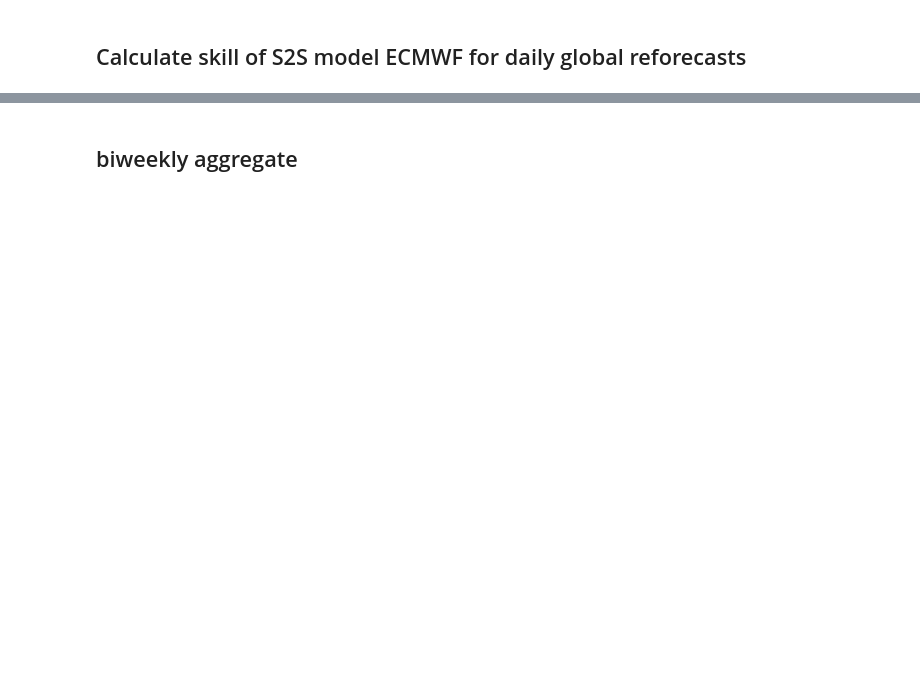
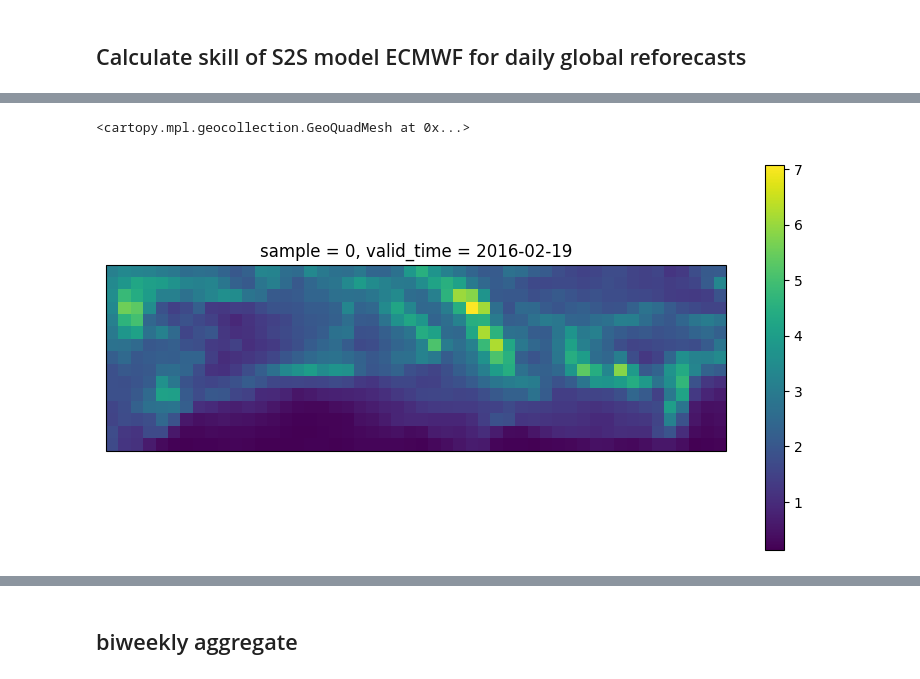
Before and after one commit to EmmaGau/extreme_events_forecasting, a Jupyter notebook: notebooks/ecmwf_analysis.ipynb, the cells around one changed output, grey strips where cells are left out. Saved outputs shown, nothing was run; the diff lists cells and outputs as text; code cells hidden in the pictures; blank space fills up the shorter version.

```diff
--- a/notebooks/ecmwf_analysis.ipynb
+++ b/notebooks/ecmwf_analysis.ipynb
@@ -157,0 +104,35 @@ skill[var].plot(col="lead", robust=True)
+# %%
+def transform_data(da):
+    # Créer un masque pour les valeurs non-NaN
+    mask = ~np.isnan(da).any(dim=['latitude', 'longitude'])
+
+    # Initialiser une liste pour stocker les valid_times de chaque échantillon
+    all_valid_times = []
+
+    # Pour chaque échantillon, trouver les valid_times correspondant aux données non-NaN
+    for sample in da.sample:
+        sample_mask = mask.sel(sample=sample)
+        valid_times = da.time.where(sample_mask, drop=True)
+        all_valid_times.append(valid_times)
+
+    # Créer un nouveau DataArray avec les dimensions (sample, valid_time)
+    new_da = xr.DataArray(
+        np.array([da.sel(sample=s, time=vt).values for s, vt in zip(da.sample, all_valid_times)]),
+        coords={
+            'sample': da.sample,
+            'valid_time': xr.DataArray(all_valid_times, dims=('sample', 'valid_time')),
+            'latitude': da.latitude,
+            'longitude': da.longitude
+        },
+        dims=['sample', 'valid_time', 'latitude', 'longitude']
+    )
+
+    return new_da
+
+preds = "/home/egauillard/extreme_events_forecasting/earthfomer_mediteranean/src/model/experiments/earthformer_era_20241008_155846/inference_plots/model-skill-epoch=004-valid_skill_score=0.00.ckpt/all_predictions.nc"
+
+pred_data = xr.open_dataset(preds)["tp"]
+
+pred_data_transformed = transform_data(pred_data)
+
+pred_data_transformed
@@ -157,0 +157,12 @@ skill[var].plot(col="lead", robust=True)
+# %%
+#plot one sample of pred_data
+sample = 0
+valid_time = 0
+# using cartopy
+fig = plt.figure(figsize=(10, 5))
+ax = fig.add_subplot(1, 1, 1, projection=ccrs.PlateCarree())
+# using colormesh
+pred_data_transformed.isel(sample=sample, valid_time=valid_time).plot(ax=ax, transform=ccrs.PlateCarree(), cmap='viridis', add_colorbar=True)
+# %% [output]
+<cartopy.mpl.geocollection.GeoQuadMesh at 0x...>
+[figure, added]
```
Also changed, not shown: parts of 30 cells of this notebook, 2 other files.
